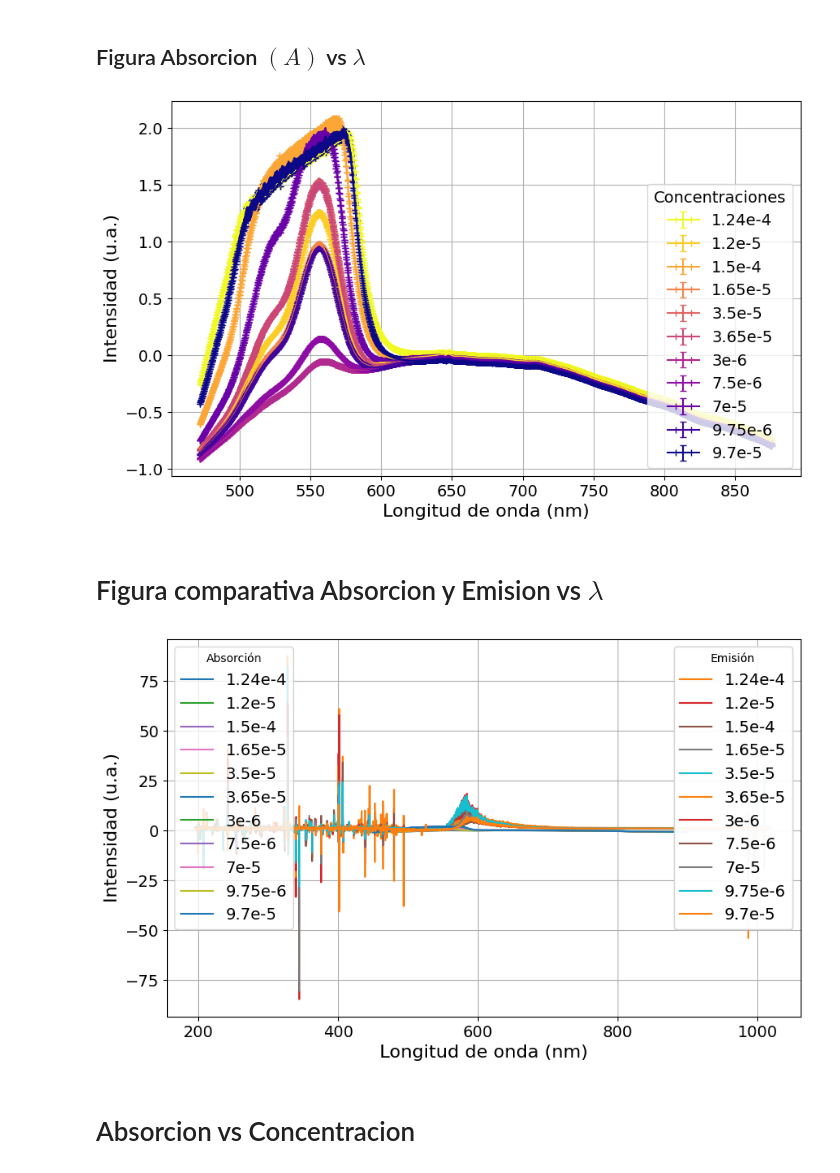
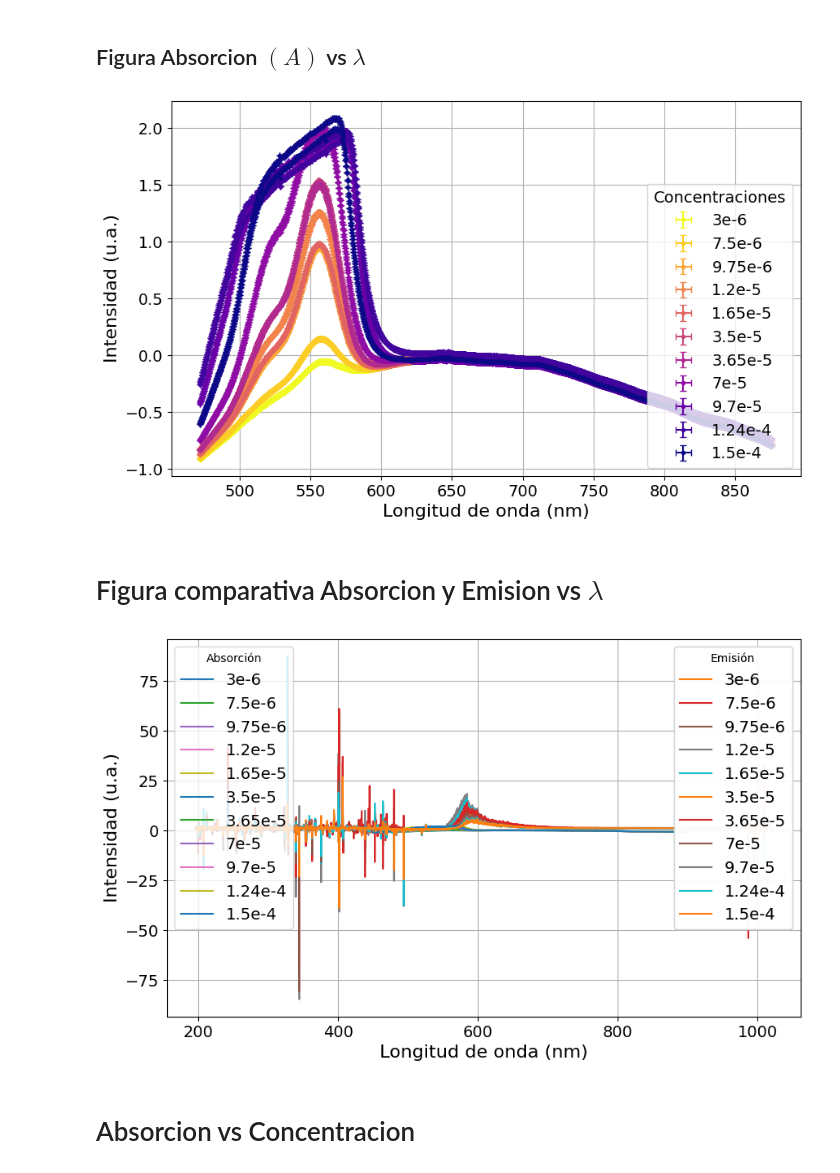
Before and after one commit to BernardoPironio/Espectrometria-difractiva, a Jupyter notebook: analisis_2.ipynb, the cells around one changed output. Cells and saved outputs as stored; diff of their text form; code cells hidden in the pictures.

Commit message:
Cambio colores de los graficos asi a mas concentracion tenemos colores mas oscruros

```diff
--- a/analisis_2.ipynb
+++ b/analisis_2.ipynb
@@ -60,6 +60,8 @@ for concentracion in concentraciones[:-1]:
 Emisiones = pd.DataFrame(Emision_datos)
 # %% [markdown]
 ## Figura de Emisiones
+# %%
+concentraciones = ['3e-6','7.5e-6','9.75e-6','1.2e-5','1.65e-5','3.5e-5','3.65e-5', '7e-5','9.7e-5','1.24e-4','1.5e-4','Control']
 # %%
 a, b = 1600, -1600
 
@@ -195,31 +197,33 @@ for concentracion in concentraciones[:-1]:
 Absorcion = pd.DataFrame(Absorcion_datos)
 # %% [markdown]
 ## Figura Absorcion $(A)$ vs $\lambda$
+# %%
+concentraciones = ['3e-6','7.5e-6','9.75e-6','1.2e-5','1.65e-5','3.5e-5','3.65e-5', '7e-5','9.7e-5','1.24e-4','1.5e-4','Control']
 # %%
 """
 plt.figure(figsize = (10, 6))
 for concentracion in concentraciones[:-1]:
     plt.plot(Absorcion[f'Longitud_{concentracion}'], Absorcion[f'Absorcion_{concentracion}'], label = concentracion)
 
 plt.xlabel('Longitud de onda (nm)'), plt.ylabel('Intensidad (u.a.)')
 plt.legend(), plt.grid()
 """
 
 a, b = 100, -100
 fig, axs = plt.subplots(1, 1, figsize = (10, 6))
 cmap = plt.cm.plasma_r
 
 for i, concentracion in enumerate(concentraciones[:-1]):
     axs.errorbar(Absorcion[f'Longitud_{concentracion}'][a:b], Absorcion[f'Absorcion_{concentracion}'][a:b],
                  xerr = Absorcion[f'err_Longitud_{concentracion}'][a:b], yerr = Absorcion[f'err_Longitud_{concentracion}'][a:b],
-                 capsize = 3, label = concentracion, color = cmap(i/10))
+                 capsize = 3, label = concentracion, color = cmap(i/10),fmt ='.')
 axs.set(xlabel = 'Longitud de onda (nm)', ylabel = 'Intensidad (u.a.)'), axs.grid()
 axs.legend(loc = 'lower right', title = 'Concentraciones')
 
 plt.savefig('Figuras_informe/RodaminaB/espectro_absorciones_rodB.pdf', bbox_inches = 'tight')
 plt.show()
 # %% [output]
-[figure, old version]
+[figure, new version]
 # %% [markdown]
 # Figura comparativa Absorcion y Emision vs $\lambda$
 # %%
@@ -247,7 +251,7 @@ ax.set(xlabel = 'Longitud de onda (nm)', ylabel = 'Intensidad (u.a.)')
 ax.grid()
 plt.show()
 # %% [output]
-[figure, old version]
+[figure, new version]
 # %% [markdown]
 # Absorcion vs Concentracion
 # %% [markdown]
```
Also changed, not shown: parts of 5 cells of this notebook, 12 other files.
